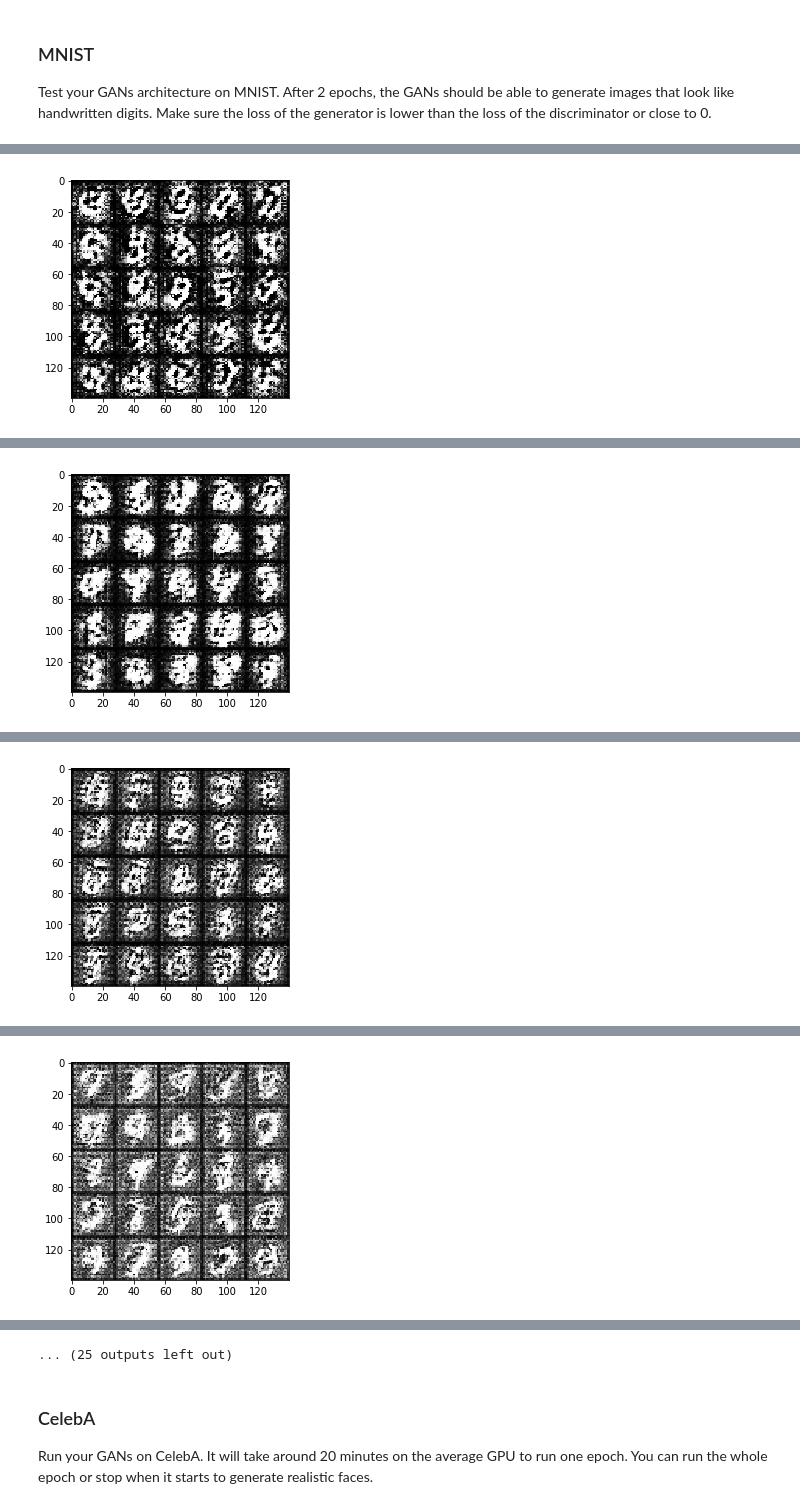
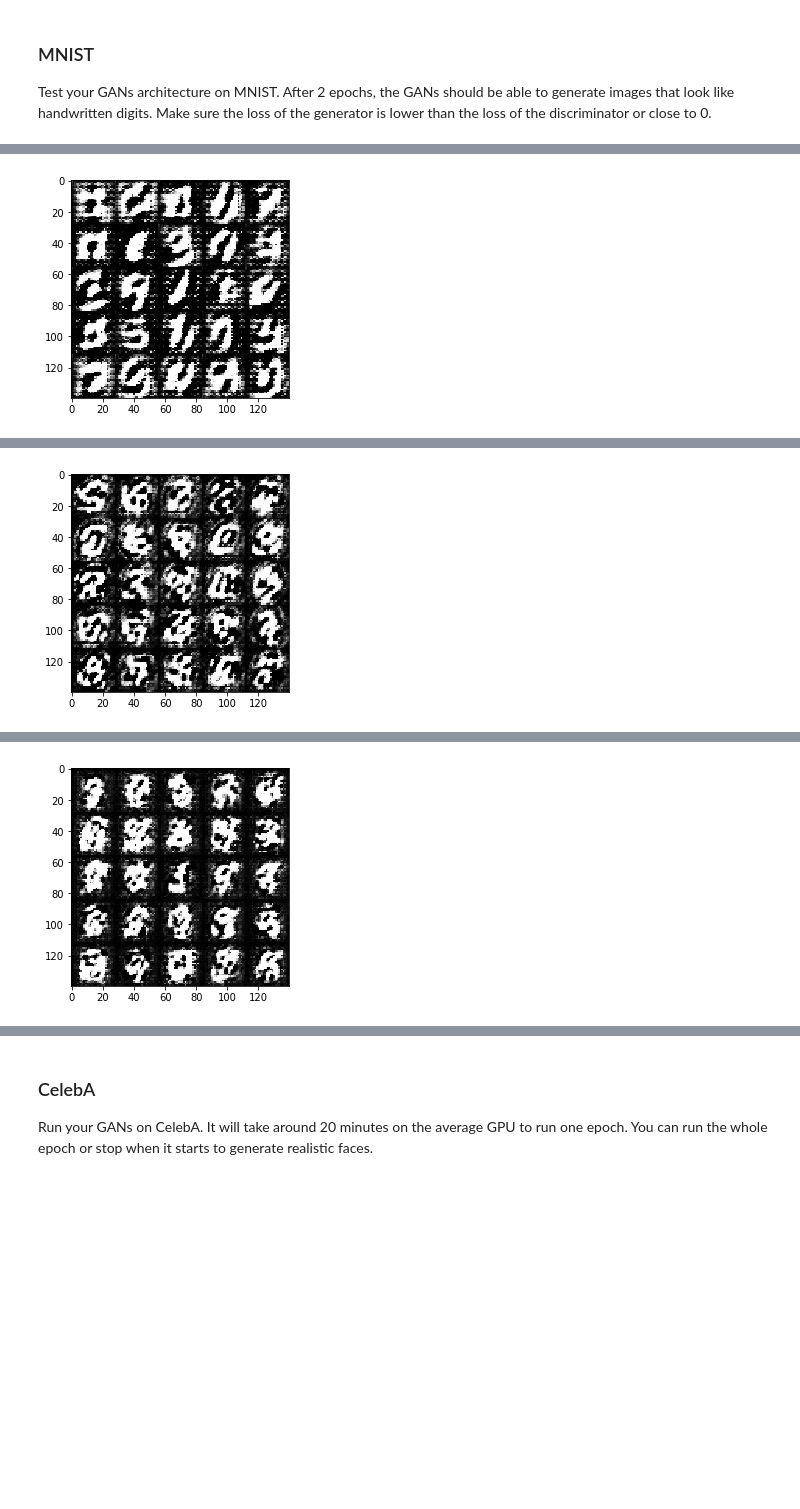
Before and after one commit to dimileeh/deep_learning, a Jupyter notebook: project5/dlnd_face_generation.ipynb, the cells around one changed output, grey strips where cells are left out. Drawn from its saved outputs; the diff is of its cells as text; code cells hidden in the pictures; blank space fills up the shorter version.

```diff
--- a/project5/dlnd_face_generation.ipynb
+++ b/project5/dlnd_face_generation.ipynb
@@ -32,6 +32,8 @@ Extracting celeba...
 As you're aware, the [MNIST](http://yann.lecun.com/exdb/mnist/) dataset contains images of handwritten digits. You can view the first number of examples by changing `show_n_images`.
 # %%
 show_n_images = 25
+data_dir = './data'
+import helper
 
 """
 DON'T MODIFY ANYTHING IN THIS CELL
@@ -198,20 +205,36 @@ def generator(z, out_channel_dim, is_train=True, alpha=0.2):
         x = tf.layers.batch_normalization(x, training=not is_train)
         # Leaky ReLU
         x = tf.maximum(alpha * x, x, "input")
-        # 3x3x512 now
+        # 7x7x512 now
 
-        #cl1 = tf.layers.conv2d_transpose(x, 256, 3, 2, 'valid')
-        #cl1 = tf.layers.batch_normalization(cl1, training=not is_train)
-        #cl1 = tf.maximum(alpha * cl1, cl1, "cl1")
-        # 7x7x256 now
+        cl1 = tf.layers.conv2d_transpose(x, 256, 5, 2, 'same')
+        cl1 = tf.layers.batch_normalization(cl1, training=not is_train)
+        cl1 = tf.maximum(alpha * cl1, cl1, "cl1")
+        # 14x14x256 now
 
-        cl2 = tf.layers.conv2d_transpose(x, 128, 5, 2, 'same')
-        cl2 = tf.layers.batch_normalization(cl2, training=not is_train)
-        cl2 = tf.maximum(alpha * cl2, cl2, "cl2")
-        # 14x14x128 now
+        #print(cl1.shape)
+
+        #cl2 = tf.layers.conv2d_transpose(cl1, 128, 5, 2, 'same')
+        #cl2 = tf.layers.batch_normalization(cl2, training=not is_train)
+        #cl2 = tf.maximum(alpha * cl2, cl2, "cl2")
+        # 4x4x64 now
+
+        #print(cl2.shape)
+
+        #cl3 = tf.layers.conv2d_transpose(cl2, 32, 4, 1, 'valid')
+        #cl3 = tf.layers.batch_normalization(cl3, training=not is_train)
+        #cl3 = tf.maximum(alpha * cl3, cl3, "cl3")
+        # 7x7x32 now
+
+        #print(cl3.shape)
+
+        #cl4 = tf.layers.conv2d_transpose(cl3, 16, 5, 2, 'same')
+        #cl4 = tf.layers.batch_normalization(cl4, training=not is_train)
+        #cl4 = tf.maximum(alpha * cl4, cl4, "cl3")
+        # 14x14x16 now
 
         # Output layer, 28x28xout_channel_dim
-        logits = tf.layers.conv2d_transpose(cl2, out_channel_dim, 5, 2, 'same')
+        logits = tf.layers.conv2d_transpose(cl1, out_channel_dim, 5, 2, 'same')
 
         out = tf.tanh(logits)
 
@@ -405,7 +428,7 @@ Test your GANs architecture on MNIST.  After 2 epochs, the GANs should be able t
 # %%
 batch_size = 64
 z_dim = 100
-learning_rate = 0.001
+learning_rate = 0.0002
 beta1 = 0.5
 
 
@@ -432 +455 @@ Epoch 1/2... Discriminator Loss: 2.6805... Generator Loss: 0.0886
-[figure, old version]
+[figure, new version]
@@ -443 +466 @@ Epoch 1/2... Discriminator Loss: 1.1566... Generator Loss: 0.7195
-[figure, old version]
+[figure, new version]
@@ -454 +477 @@ Epoch 1/2... Discriminator Loss: 0.7595... Generator Loss: 0.8240
-[figure, old version]
+[figure, new version]
@@ -465 +485,0 @@ Epoch 1/2... Discriminator Loss: 0.8893... Generator Loss: 0.7293
-[figure, removed]
@@ -488,4 +487,3 @@ Epoch 1/2... Discriminator Loss: 0.5464... Generator Loss: 1.4246
-... (25 outputs left out)
 # %% [markdown]
 ### CelebA
 Run your GANs on CelebA.  It will take around 20 minutes on the average GPU to run one epoch.  You can run the whole epoch or stop when it starts to generate realistic faces.
```
Also changed, not shown: parts of 2 cells of this notebook.
